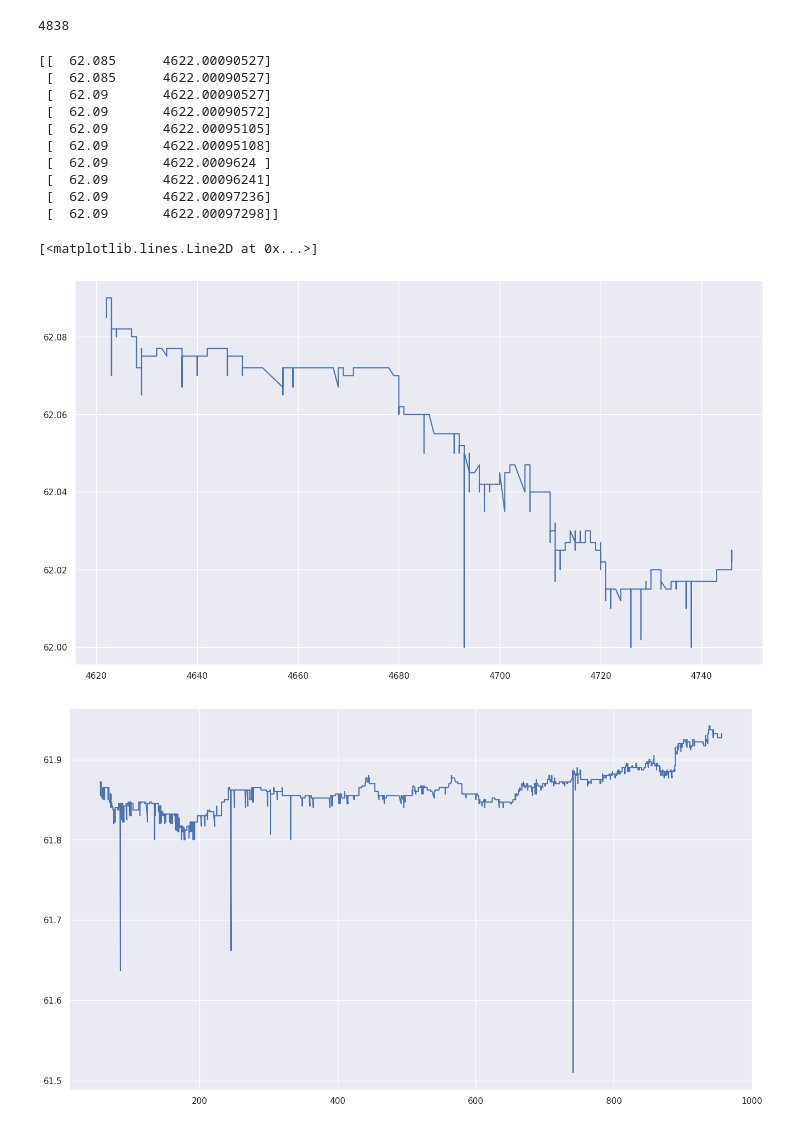
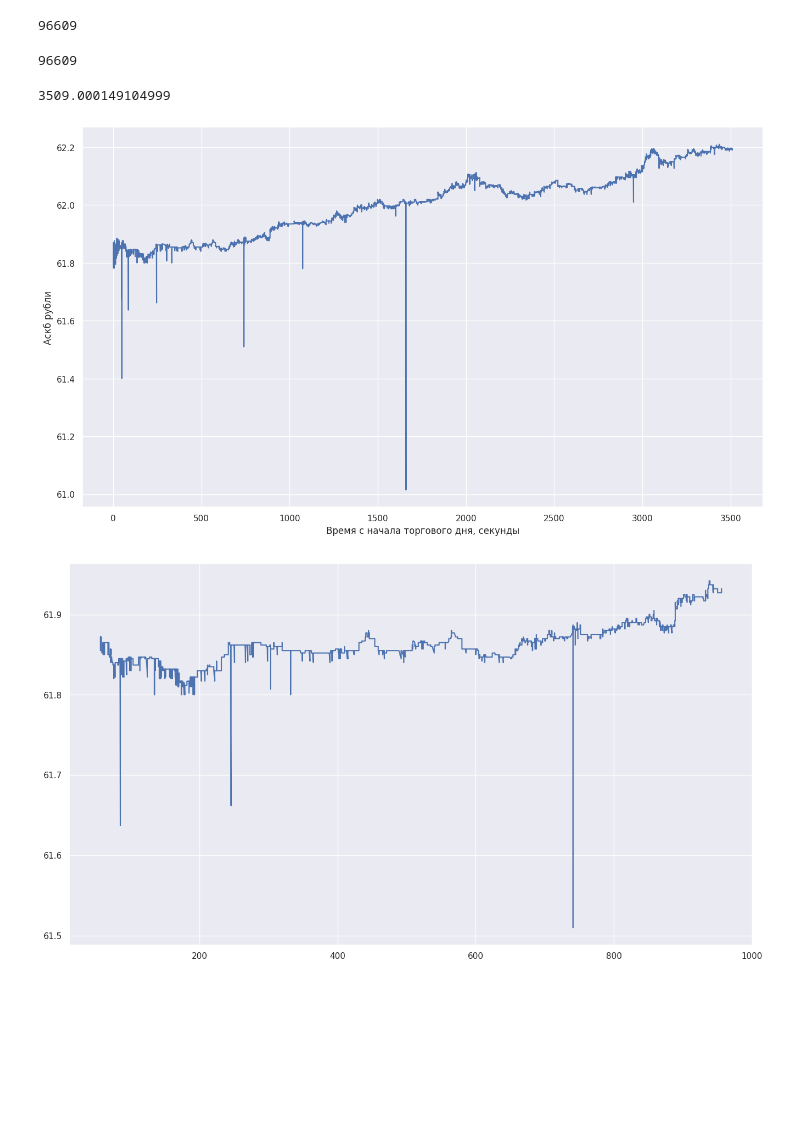
Before and after one commit to VsevolodZaostrovsky/OWModel, a Jupyter notebook: New data/coefs anal/backtest.ipynb, the cells around one changed output. Drawn from its saved outputs; the diff is of its cells as text; code cells hidden in the pictures; blank space fills up the shorter version.

```diff
--- a/New data/coefs anal/backtest.ipynb
+++ b/New data/coefs anal/backtest.ipynb
@@ -133,9 +125,9 @@ def fitOW2p(ask1, ask2, t1, t2, steady):
 
     return OWdynamics(steady, 1, lamb, r)
 # %%
-asks = next_asks(filename, 5000, 4403)
+asks = next_asks(filename, 100000, 0)
 fb = np.where(asks == 0)[0][0]
 print(fb)
 asks = asks[:fb]
 # %% [output]
-4838
+96609
@@ -144,14 +133,0 @@ a = 0
-# %%
-print(asks[a:a+10])
-a +=10
-# %% [output]
-[[  62.085      4622.00090527]
- [  62.085      4622.00090527]
- [  62.09       4622.00090527]
- [  62.09       4622.00090572]
- [  62.09       4622.00095105]
- [  62.09       4622.00095108]
- [  62.09       4622.0009624 ]
- [  62.09       4622.00096241]
- [  62.09       4622.00097236]
- [  62.09       4622.00097298]]
@@ -162,12 +134,20 @@ OWf = fitOW2p(62.09, 62.07, 4623.00010074, 4623.00085999, 62.085)
+# %%
+len(asks)
+# %% [output]
+96609
+# %%
+asks[-1, 1]
+# %% [output]
+3509.000149104999
 # %%
 plt.plot(asks[:, 1], asks[:,0])
-
+plt.ylabel("Аскб рубли")
+plt.xlabel("Время с начала торгового дня, секунды")
 plt.savefig("Palki.pdf")
 
-plt.plot(asks[:, 1], OWf(asks[:, 1]) + 61.54)
+# plt.plot(asks[:, 1], OWf(asks[:, 1]) + 61.54)
 # %% [output]
-[<matplotlib.lines.Line2D at 0x...>]
-[figure, old version]
+[figure, new version]
 # %%
 a = 5000
 
```
Also changed, not shown: parts of 8 cells of this notebook, 17 other files.
